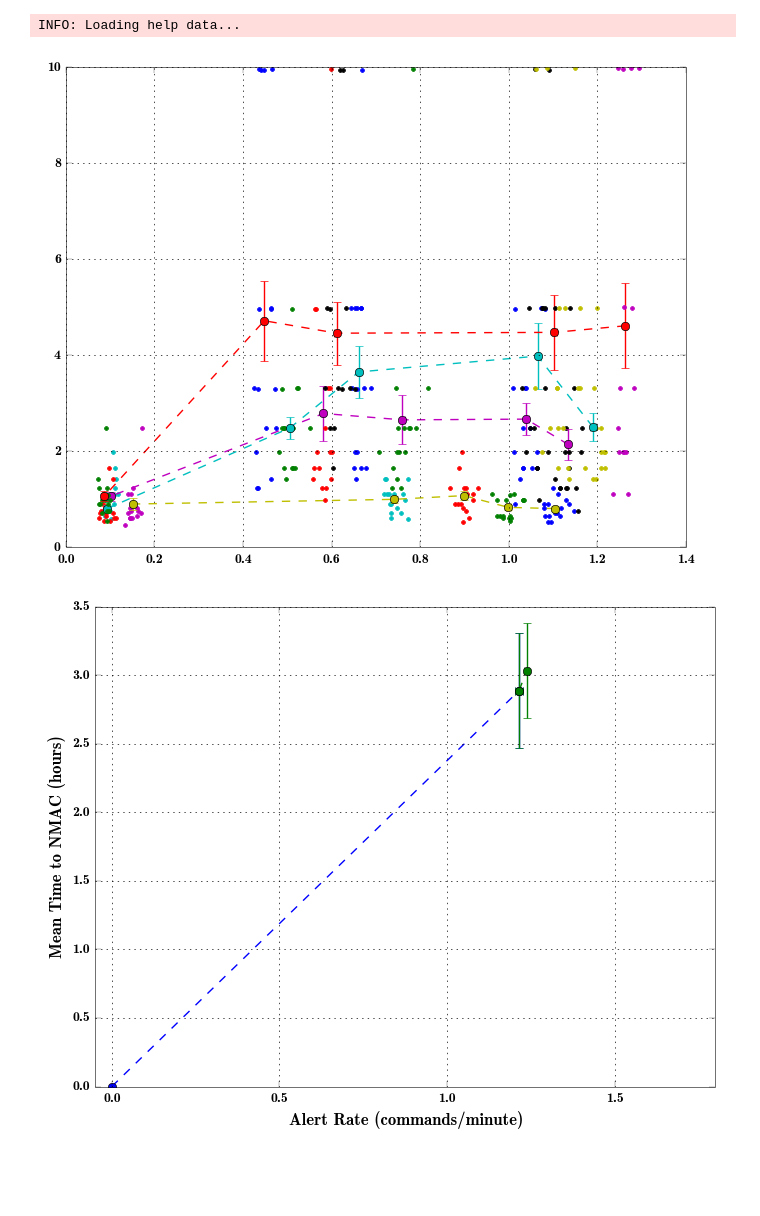
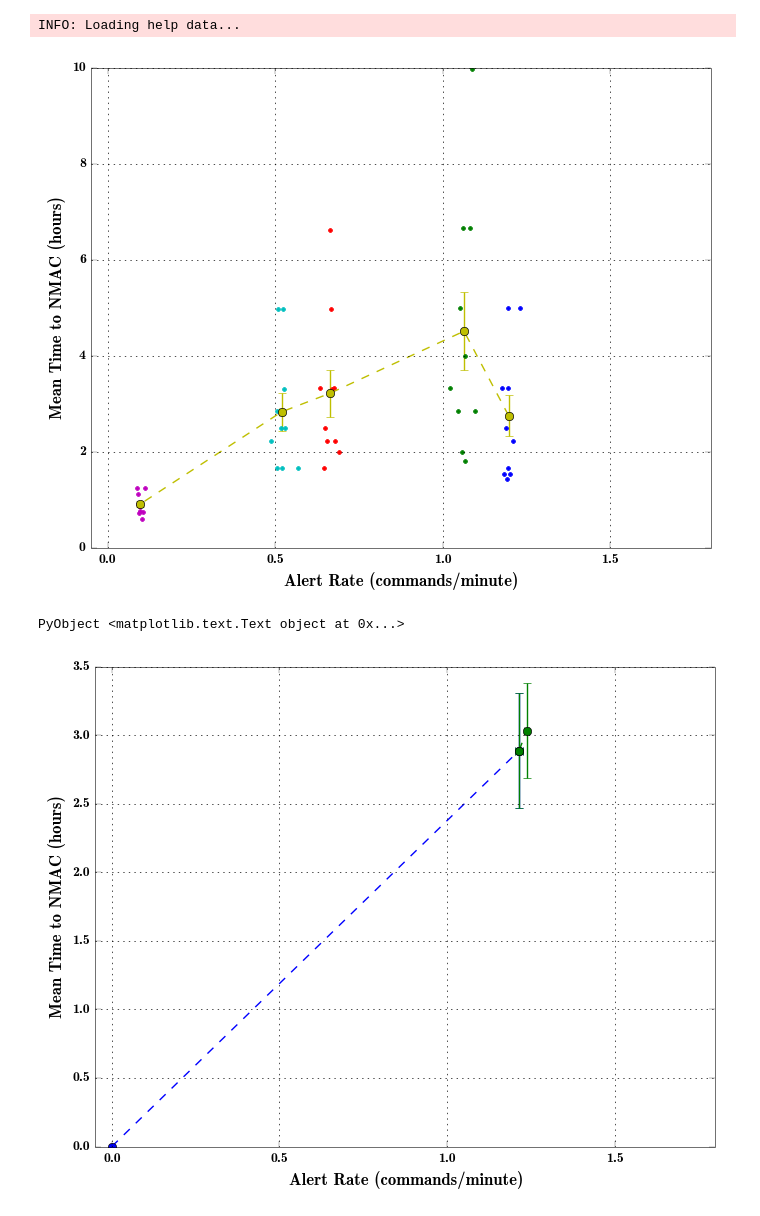
Before and after one commit to sisl/autoATC, a Jupyter notebook: CDC_3Dresults.ipynb, the cells around one changed output. Cells and saved outputs as stored; diff of their text form; code cells hidden in the pictures; blank space fills up the shorter version.

```diff
--- a/CDC_3Dresults.ipynb
+++ b/CDC_3Dresults.ipynb
@@ -42,10 +42,14 @@ N = size(data[1]["flightTimes"],3)
 #data = {load("./results/mcts_simResults_n4_d"*string(d)*".jld") for d in [20, 100]};
 
 #load("mcts_simResults_n6_2015-07-25T17:48:24.jld"),
-data = {load("simResults/KRON_n1_15_07_26-21_42_50.jld"),
-        load("simResults/KRON_n2_15_07_26-21_43_16.jld"),
-        load("simResults/KRON_n3_15_07_26-21_43_52.jld"),
-    load("simResults/KRON_n4_15_07_26-21_59_18.jld")};
+data = {#load("simResults/KRON_n1_15_07_26-21_42_50.jld"),
+     #   load("simResults/KRON_n2_15_07_26-21_43_16.jld"),
+        #load("simResults/KRON_n3_15_07_26-21_43_52.jld"),
+    #load("simResults/KRON_n4_15_07_26-21_59_18.jld"),
+    load("simResults/KRON_n3_15_07_27-17_39_39.jld"),
+    #load("simResults/KRON_n2_15_07_27-17_31_40.jld"),
+    #load("simResults/KRON_n1_15_07_27-17_42_55.jld"),
+    };
 # %%
 nBetas = size(data[1]["flightTimes"],1)
 silentATCrun = size(data[1]["flightTimes"],2) == 2
@@ -56,30 +60,34 @@ alert_stats = zeros(nmac_stats);
 # %%
 for n in 1:length(data)
     atcIdx = 1
     for b in 1:(nBetas)
         betaIdx = b
         ft = data[n]["flightTimes"][betaIdx,atcIdx,:][:]/3600
-        nmacsPerHour =   ft ./ data[n]["nNMACcounts"][betaIdx,atcIdx,:][:]
+        nmacsPerHour  = ft ./ data[n]["nNMACcounts"][betaIdx,atcIdx,:][:]
 
         alertsPerHour = data[n]["alertCounts"][betaIdx,atcIdx,:][:] ./ ft
         plt.plot(alertsPerHour/60, nmacsPerHour, linestyle="", marker=".")
 
         nmacsPerHour = nmacsPerHour[!isinf(nmacsPerHour)] #Just in case we had things without incidents...
-        nmac_stats[b,:]    = [mean_and_std(nmacsPerHour)...]
+        nmac_stats[b,:]  = [mean_and_std(nmacsPerHour)...]
         alert_stats[b,:] = [mean_and_std(alertsPerHour/60)...]
     end
 
     xerrL = alert_stats[:,2]/sqrt(N)
     xerrR = alert_stats[:,2]/sqrt(N)
     yerrL = nmac_stats[:,2]/sqrt(N)
     yerrR = nmac_stats[:,2]/sqrt(N)
 
     PyPlot.errorbar(alert_stats[:, 1], nmac_stats[:, 1],
     xerr = [xerrL xerrR ]',  marker="o", linestyle = "--", yerr = [yerrL yerrR]')
 end
-grid("on")
+PyPlot.xlim([-0.05, 1.8])
+PyPlot.grid("on")
+PyPlot.xlabel("Alert Rate (commands/minute)")
+PyPlot.ylabel("Mean Time to NMAC (hours)")
 # %% [output]
-[figure, old version]
+[figure, new version]
+PyObject <matplotlib.text.Text object at 0x...>
 # %%
 linestyle = ["--","-"]
 for (idx, policy_prefix) in enumerate([""])
```
Also changed, not shown: 1 other file.
